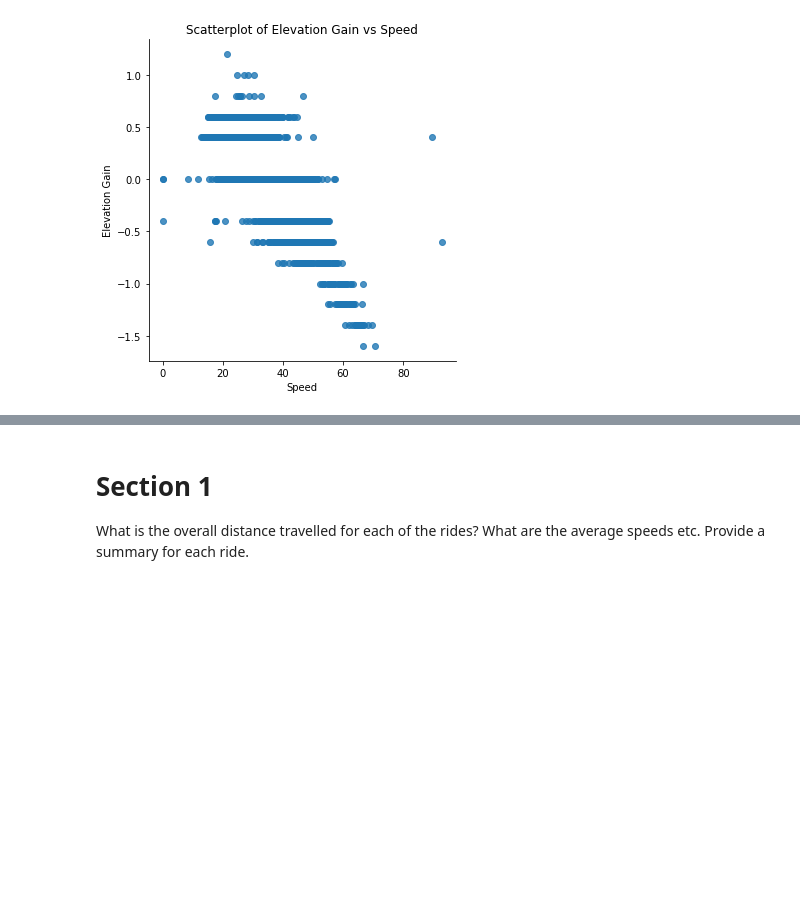
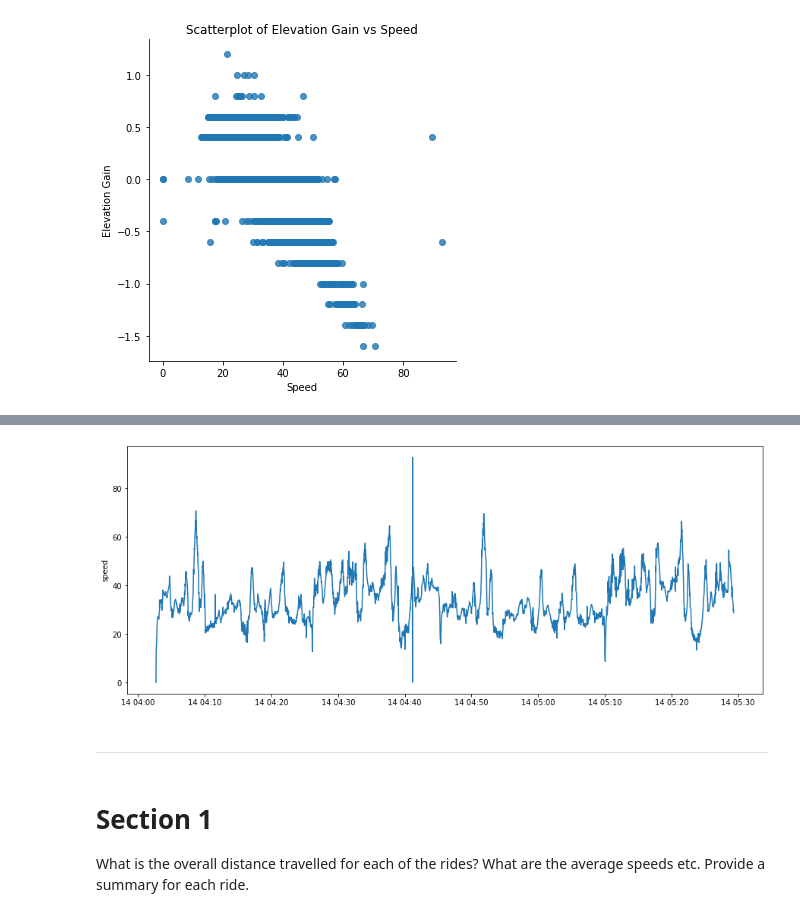
Before and after one commit to walthersy/DataScience-Portfolio, a Jupyter notebook: Portfolio 1.ipynb, the cells around one changed output, grey strips where cells are left out. Drawn from its saved outputs; the diff is of its cells as text; code cells hidden in the pictures; blank space fills up the shorter version.

```diff
--- a/Portfolio 1.ipynb
+++ b/Portfolio 1.ipynb
@@ -129,0 +161,11 @@ Since the speeds above 80 seem far from the rest of datapoints, we can conclude
+# %%
+
+# Manually change the speed
+# Get speed of before and after, to get mean
+
+pre = 30.896364
+post = 30.540313
+mean1 = (pre+post)/2
+
+df.loc['2016-05-14 04:18:20','speed'] = mean1
+df.loc['2016-05-14 04:18:21','speed'] = mean1
@@ -129,0 +182,8 @@ Since the speeds above 80 seem far from the rest of datapoints, we can conclude
+# %%
+plt.figure(figsize=(15,6))
+sns.lineplot(data=df.query('dataset == "2016 Race"'),
+             x=df.query('dataset == "2016 Race"').index,
+             y='speed')
+plt.show()
+# %% [output]
+[figure, added]
@@ -130,3 +192,9 @@ Since the speeds above 80 seem far from the rest of datapoints, we can conclude
+# %% [markdown]
+
+
+
+
+---
 # %% [markdown]
 # Section 1
 
```
Also changed, not shown: parts of 9 cells of this notebook.
